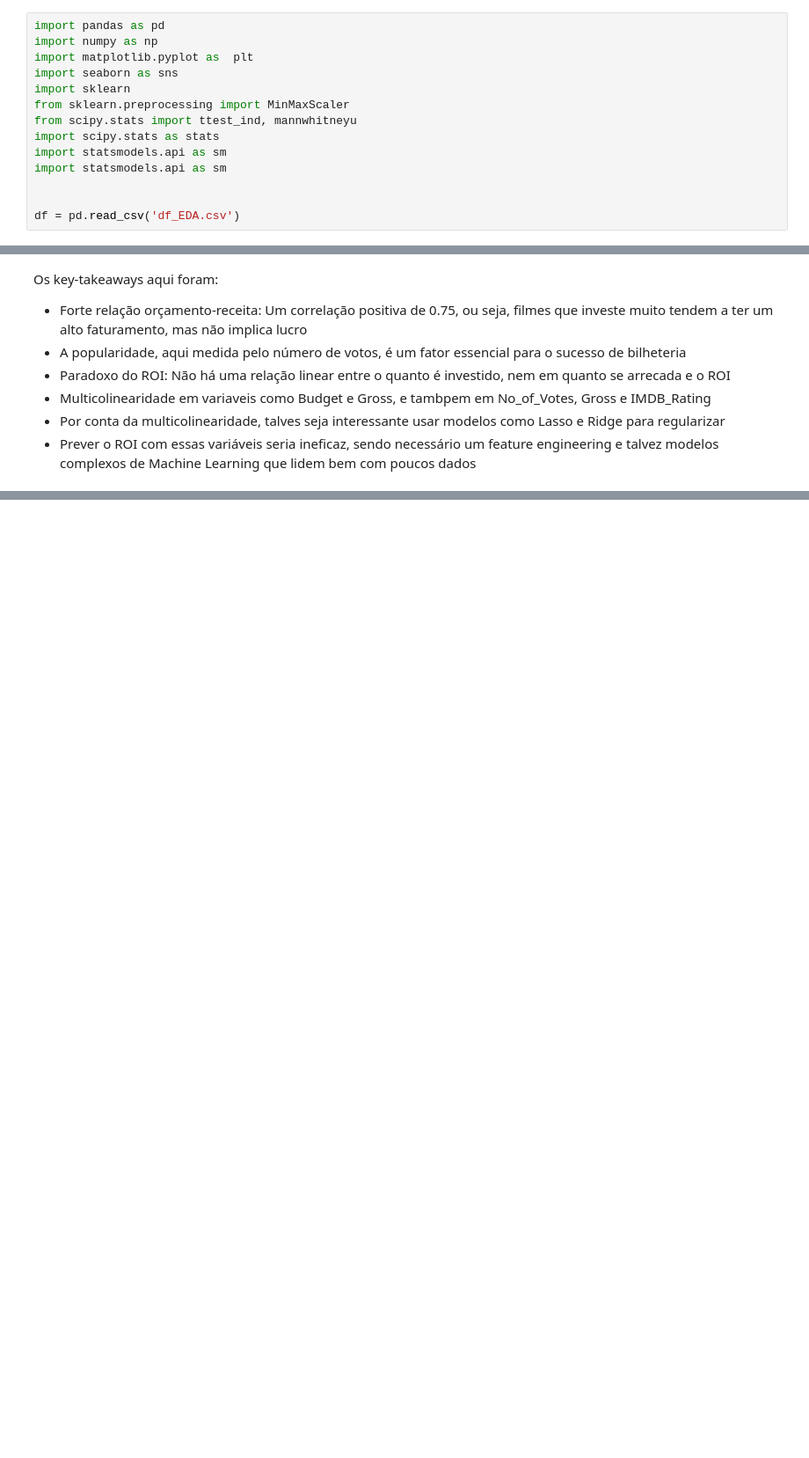
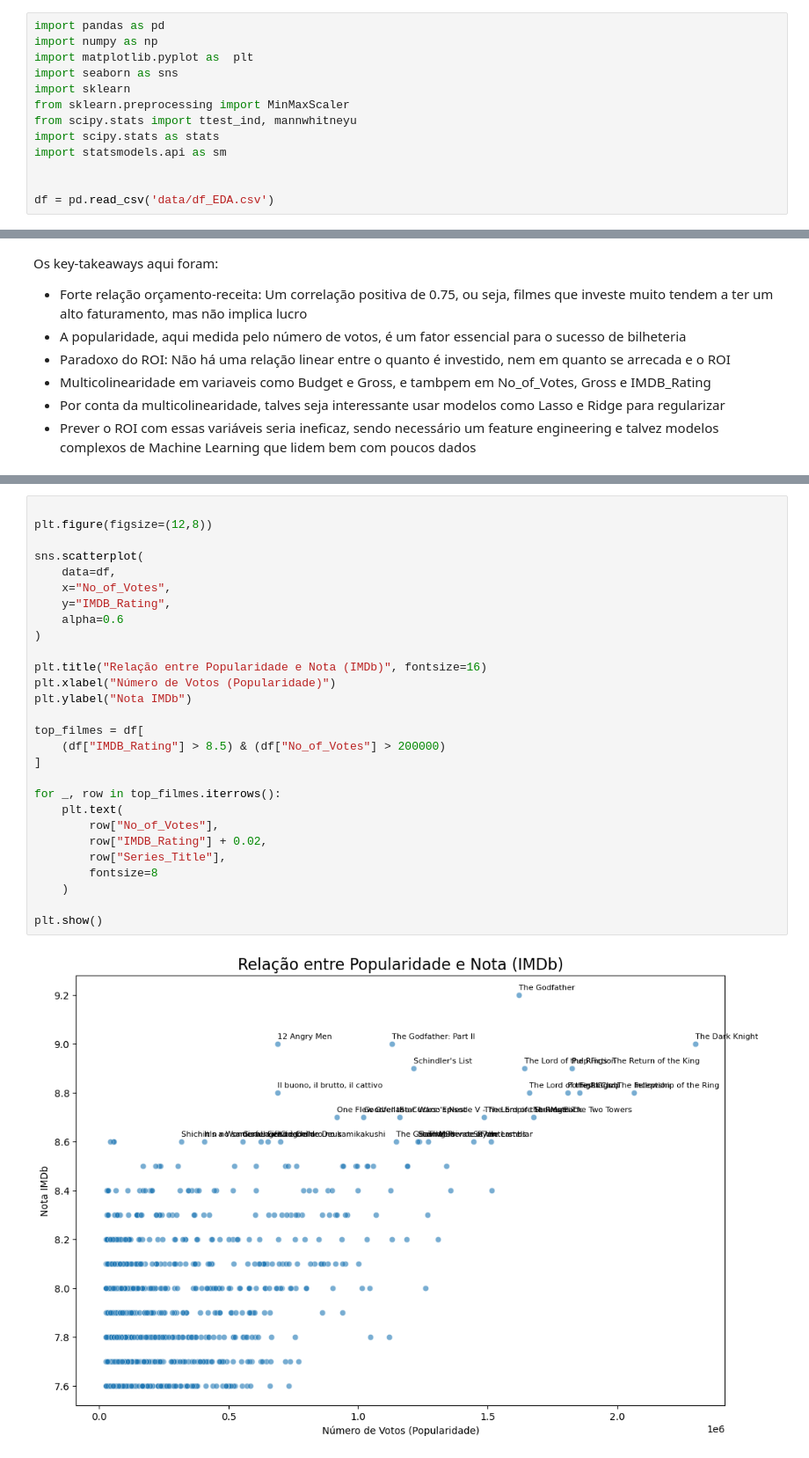
Before and after one commit to GabrielcordH/analise_IMDB, a Jupyter notebook: 02_EDA.ipynb, the cells around one changed output, grey strips where cells are left out. Shown at 88% size. Saved outputs shown, nothing was run; the diff lists cells and outputs as text; blank space fills up the shorter version.

```diff
--- a/02_EDA.ipynb
+++ b/02_EDA.ipynb
@@ -15,10 +15,9 @@ from sklearn.preprocessing import MinMaxScaler
 from scipy.stats import ttest_ind, mannwhitneyu
 import scipy.stats as stats
 import statsmodels.api as sm
-import statsmodels.api as sm
 
 
-df = pd.read_csv('df_EDA.csv')
+df = pd.read_csv('data/df_EDA.csv')
 # %%
 df.head()
 # %% [output]
@@ -349,0 +353,30 @@ Os key-takeaways aqui foram:
+# %%
+
+plt.figure(figsize=(12,8))
+
+sns.scatterplot(
+    data=df,
+    x="No_of_Votes",
+    y="IMDB_Rating",
+    alpha=0.6
+)
+
+plt.title("Relação entre Popularidade e Nota (IMDb)", fontsize=16)
+plt.xlabel("Número de Votos (Popularidade)")
+plt.ylabel("Nota IMDb")
+
+top_filmes = df[
+    (df["IMDB_Rating"] > 8.5) & (df["No_of_Votes"] > 200000)
+]
+
+for _, row in top_filmes.iterrows():
+    plt.text(
+        row["No_of_Votes"],
+        row["IMDB_Rating"] + 0.02,
+        row["Series_Title"],
+        fontsize=8
+    )
+
+plt.show()
+# %% [output]
+[figure, added]
```
Also changed, not shown: parts of 4 cells of this notebook, 5 other files.
